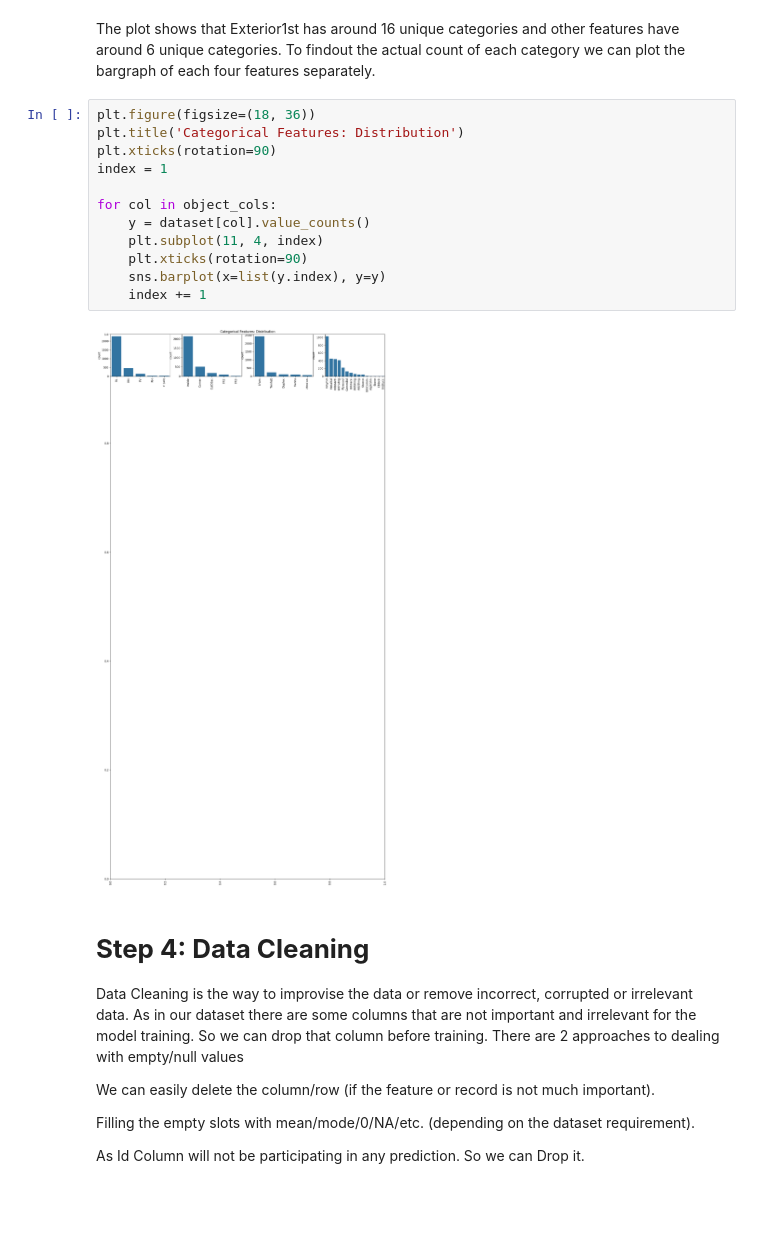
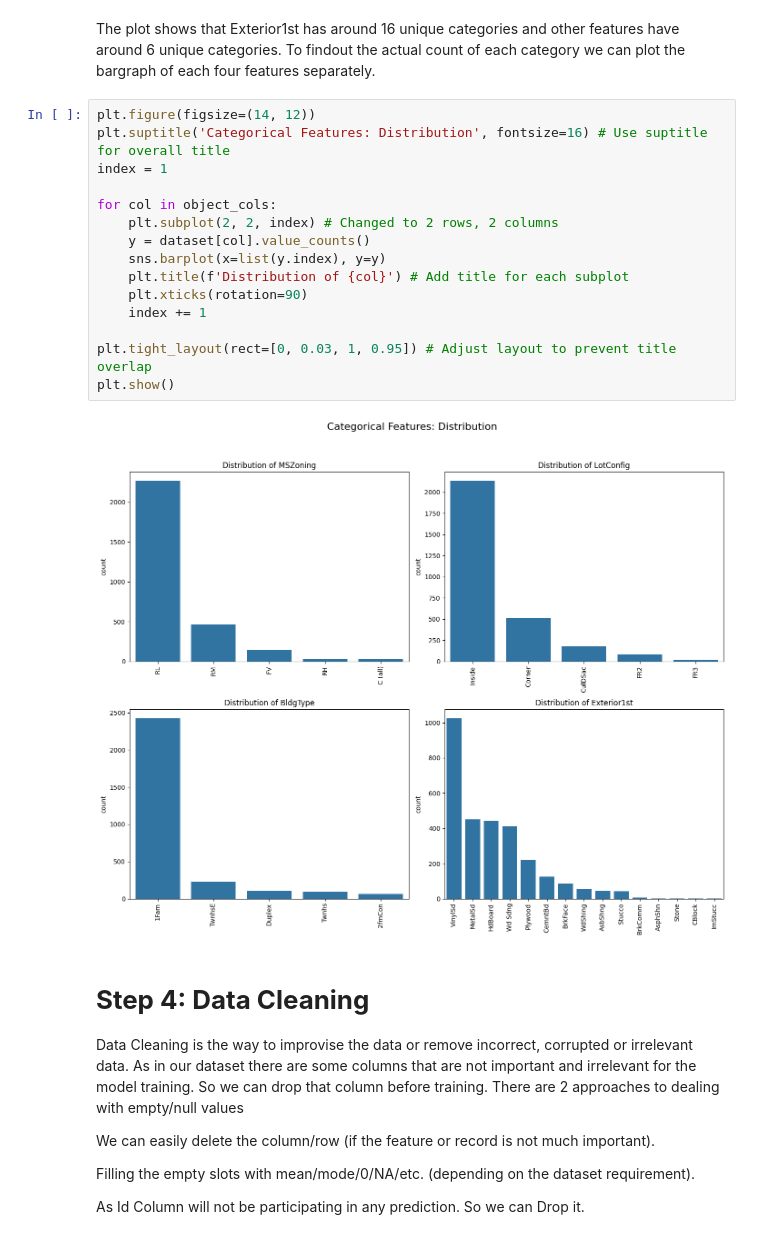
Before and after one commit to umair594/Data-Analysis-Visualizations-Projects, a Jupyter notebook: House_Price_Prediction.ipynb, the cells around one changed output. Saved outputs shown, nothing was run; the diff lists cells and outputs as text; blank space fills up the shorter version.

```diff
--- a/House_Price_Prediction.ipynb
+++ b/House_Price_Prediction.ipynb
@@ -120,20 +120,23 @@ sns.barplot(x=object_cols,y=unique_values)
 [figure]
 # %% [markdown]
 The plot shows that Exterior1st has around 16 unique categories and other features have around  6 unique categories. To findout the actual count of each category we can plot the bargraph of each four features separately.
-# %%
-plt.figure(figsize=(18, 36))
-plt.title('Categorical Features: Distribution')
-plt.xticks(rotation=90)
-index = 1
-
-for col in object_cols:
-    y = dataset[col].value_counts()
-    plt.subplot(11, 4, index)
-    plt.xticks(rotation=90)
-    sns.barplot(x=list(y.index), y=y)
-    index += 1
-# %% [output]
-[figure, removed]
+# %%
+plt.figure(figsize=(14, 12))
+plt.suptitle('Categorical Features: Distribution', fontsize=16) # Use suptitle for overall title
+index = 1
+
+for col in object_cols:
+    plt.subplot(2, 2, index) # Changed to 2 rows, 2 columns
+    y = dataset[col].value_counts()
+    sns.barplot(x=list(y.index), y=y)
+    plt.title(f'Distribution of {col}') # Add title for each subplot
+    plt.xticks(rotation=90)
+    index += 1
+
+plt.tight_layout(rect=[0, 0.03, 1, 0.95]) # Adjust layout to prevent title overlap
+plt.show()
+# %% [output]
+[figure, added]
 # %% [markdown]
 # **Step 4: Data Cleaning**
 
```
